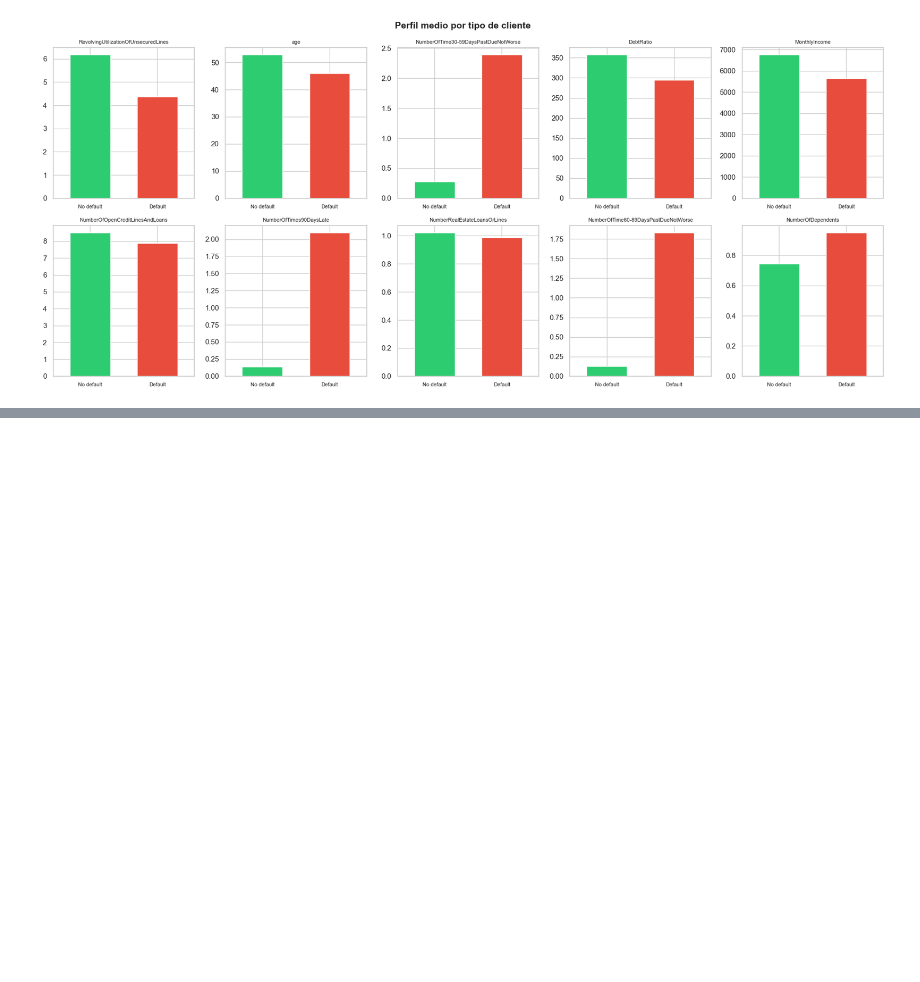
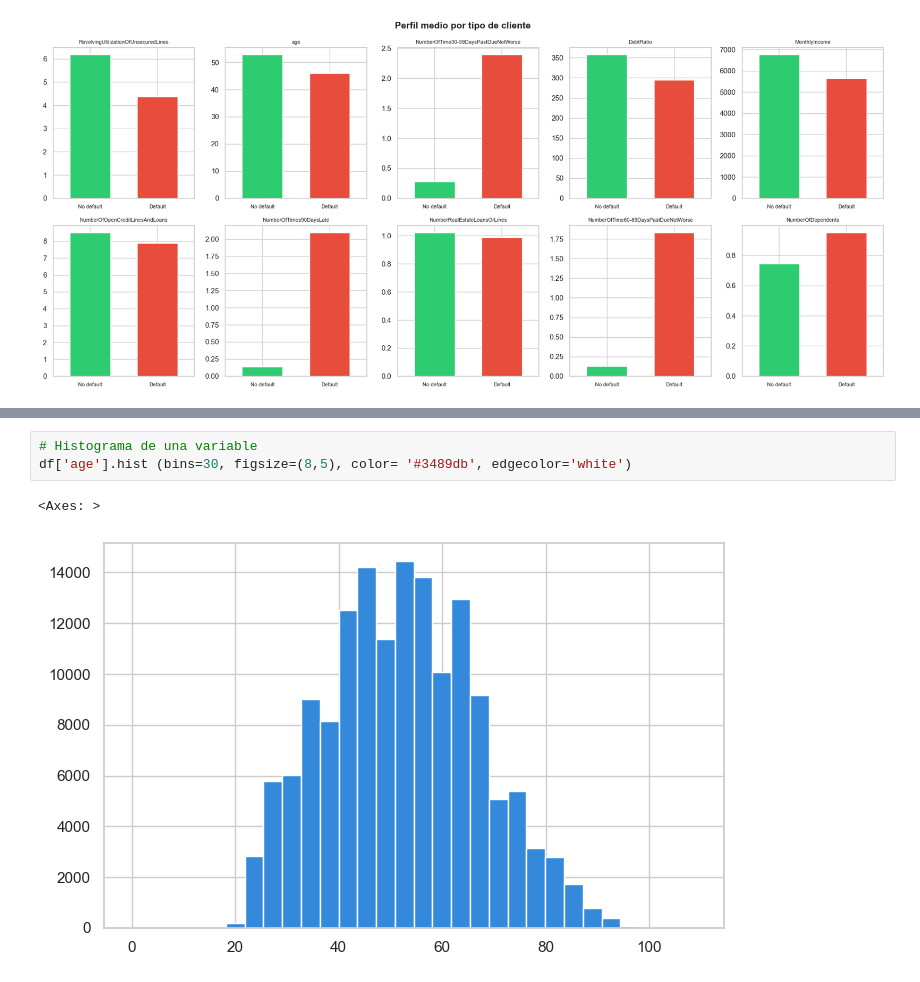
Before and after one commit to alberto1201/banking-ds-project, a Jupyter notebook: notebooks/01_exploratory_analysis.ipynb, the cells around one changed output, grey strips where cells are left out. Drawn from its saved outputs; the diff is of its cells as text; blank space fills up the shorter version.

```diff
--- a/notebooks/01_exploratory_analysis.ipynb
+++ b/notebooks/01_exploratory_analysis.ipynb
@@ -354,0 +363,6 @@ plt.show()
+# %%
+# Histograma de una variable
+df['age'].hist (bins=30, figsize=(8,5), color= '#3489db', edgecolor='white')
+# %% [output]
+<Axes: >
+[figure, added]
```
Also changed, not shown: parts of 3 cells of this notebook, 1 other file.
